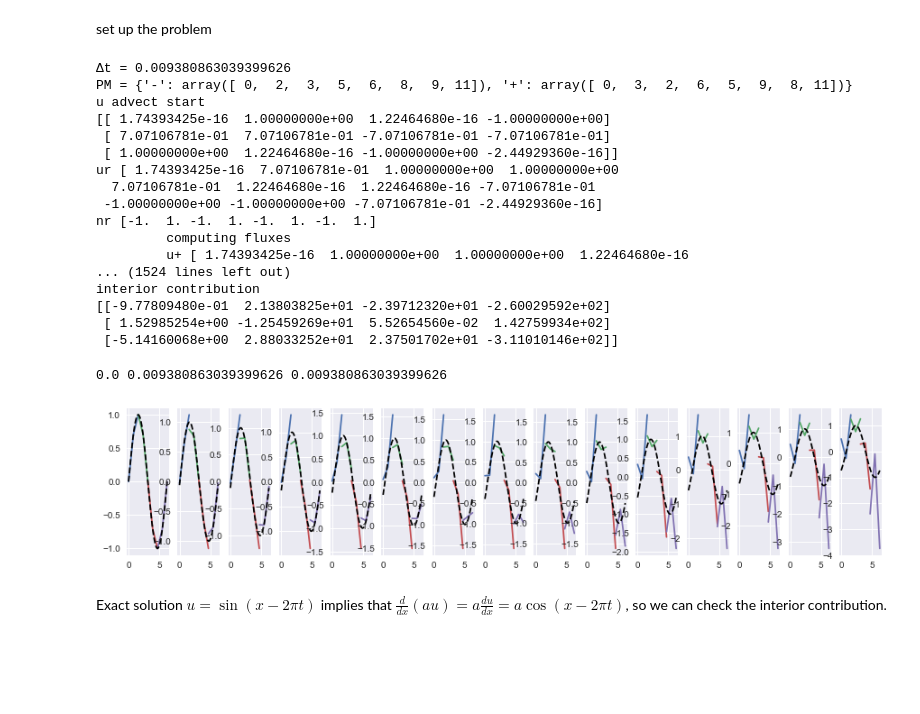
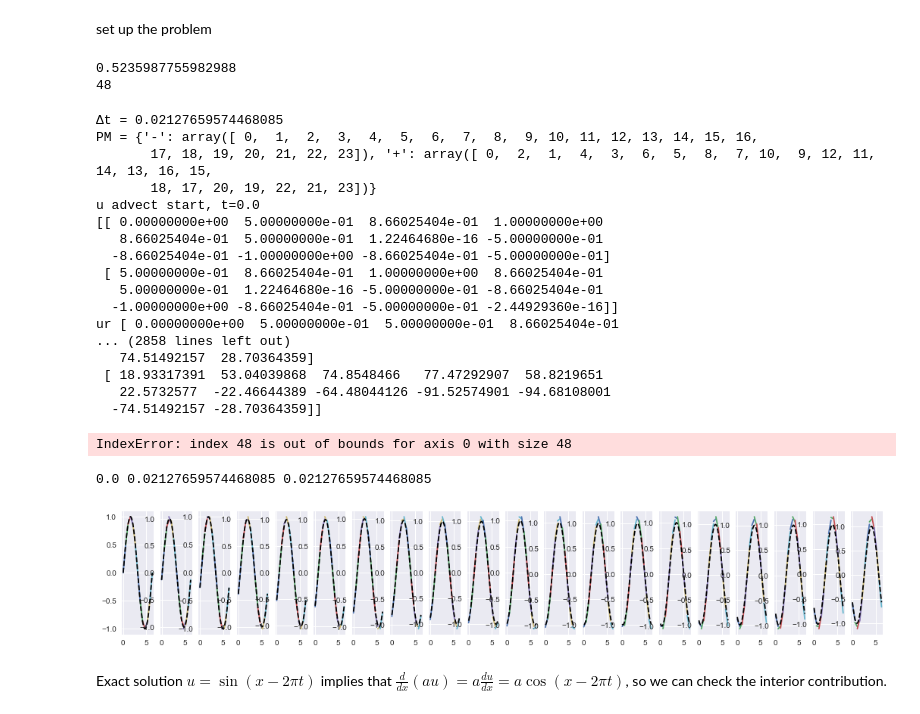
Before and after one commit to CorbinFoucart/FEMexperiment, a Jupyter notebook: codes/tutorial/1D_app_DG_linear_advection.ipynb, the cells around one changed output. Cells and saved outputs as stored; diff of their text form; code cells hidden in the pictures; blank space fills up the shorter version.

```diff
--- a/codes/tutorial/1D_app_DG_linear_advection.ipynb
+++ b/codes/tutorial/1D_app_DG_linear_advection.ipynb
@@ -128,16 +150,19 @@ def advect_rhs_1D(u, t, a, master, _map, dofh, flux_fn, gD, normals):
     Jinv = _map.Jinv[0][:,0,0,:]
     detJ = _map._detJ[0]
 
-    print('u advect start')
+    print('u advect start, t={}'.format(t))
     print(u)
     # interior fluxes
     elm_edge_flux = flux_fn(u, normals, dofh, a, α=0)
 
     # compute boundary fluxes
-    elm_edge_flux[0, 0] = gD(t)
+    elm_edge_flux[0, 0] = a*gD(t)
     print('gD')
     print(gD(t))
-    elm_edge_flux[-1, -1] = gD(t)
+    #elm_edge_flux[-1, -1] = elm_edge_flux[0, 0]#0#-a*gD(t+Δt)
+    ur = u.ravel(order='F')
+    pm = dofh.lg_PM
+    elm_edge_flux[-1, -1] = a*ur[pm['-']][-1]
 
     print('flux on edge, {}'.format(elm_edge_flux.shape))
     print(elm_edge_flux)
@@ -158,6 +183,12 @@ def advect_rhs_1D(u, t, a, master, _map, dofh, flux_fn, gD, normals):
     print(np.dot(L, elm_edge_flux))
     edge_int = 1./detJ * np.dot(Minv, np.dot(L, elm_edge_flux))
     int_int = a * Jinv * np.dot(Minv, np.dot(S.T, u))
+    #edge_int = np.dot(Minv, np.dot(L, elm_edge_flux))
+    #int_int = a * np.dot(Minv, np.dot(S.T, u))
+    #print('Jinv')
+    #print(Jinv)
+    #print('1/detJ')
+    #print(1/detJ)
     print('edge contribution')
     print(edge_int)
     print('interior contribution')
@@ -168,8 +199,8 @@ def advect_rhs_1D(u, t, a, master, _map, dofh, flux_fn, gD, normals):
 # %% [markdown]
 ## problem discretization
 # %%
-p = 2
-n_elm = 4
+p = 1
+n_elm = 12
 mesh = MSH.Mesh1D(P=np.linspace(0, 2*π, n_elm+1))
 master = M1D.Master1D(p=p)
 dofh = DOFH.DG_DOFHandler1D(mesh, master)
@@ -182,13 +213,14 @@ _map = MAP.Isoparametric_Mapping(master=[master], dgnodes=[mapdgn], map_nodes='N
 set up the problem
 # %%
 # final time
-T = 10
+T = 1
 
 # compute time step size, irrelevant for backward euler
 CFL = 0.75
 Δx = dofh.dgnodes[1,0] - dofh.dgnodes[0,0]
+print(Δx)
 Δt = CFL/(2*π)*Δx
-Δt = Δt / 10
+Δt = Δt / 3
 
 # number of timesteps needed
 steps = int(np.ceil(T/Δt))
@@ -200,8 +232,8 @@ solution = np.zeros((steps, *dofh.dgnodes.shape))
 a = 2 * π
 solution[0,::] = np.sin(dofh.dgnodes)
 
-#LSERK_stages = [0, 1, 2, 3, 4]
-#t = 0
+LSERK_stages = [0, 1, 2, 3, 4]
+t = 0
 
 gD = lambda t: np.sin(-a*t)
 
@@ -211,13 +243,17 @@ norm[0,:] *= -1
 
 # function pointer to something that can compute fluxes
 flux_fn = compute_interior_flux
+print(steps)
+# %% [output]
+0.5235987755982988
+48
 # %%
 # simple time loop
 print('Δt = {}'.format(Δt))
 print('PM = {}'.format(dofh.lg_PM))
 RK_resid = np.zeros_like(dofh.dgnodes)
 
-for tstep in range(40):
+for tstep in range(steps):
     u = np.copy(solution[tstep, ::])
     t = times[tstep]
     rhsu = advect_rhs_1D(u, t, a, master, _map, dofh, flux_fn, gD, norm)
@@ -226,39 +262,40 @@ for tstep in range(40):
     # update time step
     solution[tstep+1, :,:] = u
 # %% [output]
-Δt = 0.009380863039399626
-PM = {'-': array([ 0,  2,  3,  5,  6,  8,  9, 11]), '+': array([ 0,  3,  2,  6,  5,  9,  8, 11])}
-u advect start
-[[ 1.74393425e-16  1.00000000e+00  1.22464680e-16 -1.00000000e+00]
- [ 7.07106781e-01  7.07106781e-01 -7.07106781e-01 -7.07106781e-01]
- [ 1.00000000e+00  1.22464680e-16 -1.00000000e+00 -2.44929360e-16]]
-ur [ 1.74393425e-16  7.07106781e-01  1.00000000e+00  1.00000000e+00
-  7.07106781e-01  1.22464680e-16  1.22464680e-16 -7.07106781e-01
- -1.00000000e+00 -1.00000000e+00 -7.07106781e-01 -2.44929360e-16]
-nr [-1.  1. -1.  1. -1.  1. -1.  1.]
-         computing fluxes
-         u+ [ 1.74393425e-16  1.00000000e+00  1.00000000e+00  1.22464680e-16
-... (1524 lines left out)
-interior contribution
-[[-9.77809480e-01  2.13803825e+01 -2.39712320e+01 -2.60029592e+02]
- [ 1.52985254e+00 -1.25459269e+01  5.52654560e-02  1.42759934e+02]
- [-5.14160068e+00  2.88033252e+01  2.37501702e+01 -3.11010146e+02]]
+Δt = 0.02127659574468085
+PM = {'-': array([ 0,  1,  2,  3,  4,  5,  6,  7,  8,  9, 10, 11, 12, 13, 14, 15, 16,
+       17, 18, 19, 20, 21, 22, 23]), '+': array([ 0,  2,  1,  4,  3,  6,  5,  8,  7, 10,  9, 12, 11, 14, 13, 16, 15,
+       18, 17, 20, 19, 22, 21, 23])}
+u advect start, t=0.0
+[[ 0.00000000e+00  5.00000000e-01  8.66025404e-01  1.00000000e+00
+   8.66025404e-01  5.00000000e-01  1.22464680e-16 -5.00000000e-01
+  -8.66025404e-01 -1.00000000e+00 -8.66025404e-01 -5.00000000e-01]
+ [ 5.00000000e-01  8.66025404e-01  1.00000000e+00  8.66025404e-01
+   5.00000000e-01  1.22464680e-16 -5.00000000e-01 -8.66025404e-01
+  -1.00000000e+00 -8.66025404e-01 -5.00000000e-01 -2.44929360e-16]]
+ur [ 0.00000000e+00  5.00000000e-01  5.00000000e-01  8.66025404e-01
+... (2858 lines left out)
+   74.51492157  28.70364359]
+ [ 18.93317391  53.04039868  74.8548466   77.47292907  58.8219651
+   22.5732577  -22.46644389 -64.48044126 -91.52574901 -94.68108001
+  -74.51492157 -28.70364359]]
+IndexError: index 48 is out of bounds for axis 0 with size 48
 # %%
-Nplots = 15
+Nplots = 20
 xx = np.linspace(0, 2*π, 100)
 
 times = np.linspace(0, T, steps)
 print(times[0], times[1], Δt)
 assert np.isclose(times[1]-times[0], Δt)
 
-fig = plt.figure(figsize=(Nplots,3))
+fig = plt.figure(figsize=(18,3))
 for i in range(Nplots):
     u = solution[i,:,:]
     ax = fig.add_subplot(1, Nplots, i+1)
     ax = plot_solution(ax, u, dofh)
     ax.plot(xx, np.sin(xx - 2*π*times[i]), 'k--')
 # %% [output]
-0.0 0.009380863039399626 0.009380863039399626
+0.0 0.02127659574468085 0.02127659574468085
-[figure, old version]
+[figure, new version]
 # %% [markdown]
 Exact solution $u = \sin(x - 2\pi t)$ implies that $\frac{d}{dx}(au) = a\frac{du}{dx} = a\cos(x - 2\pi t)$, so we can check the interior contribution.
```
Also changed, not shown: parts of 6 cells of this notebook, 1 other file.
